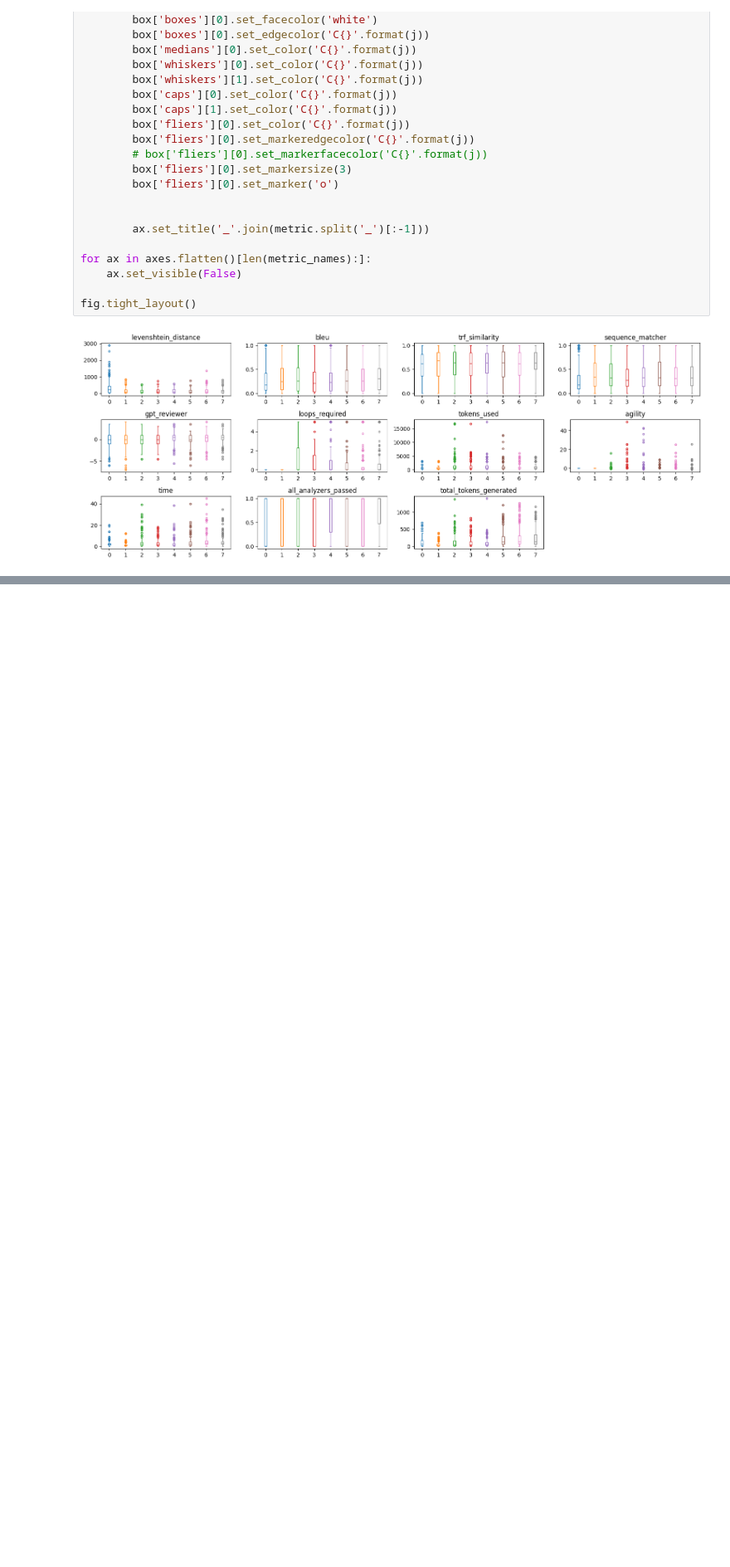
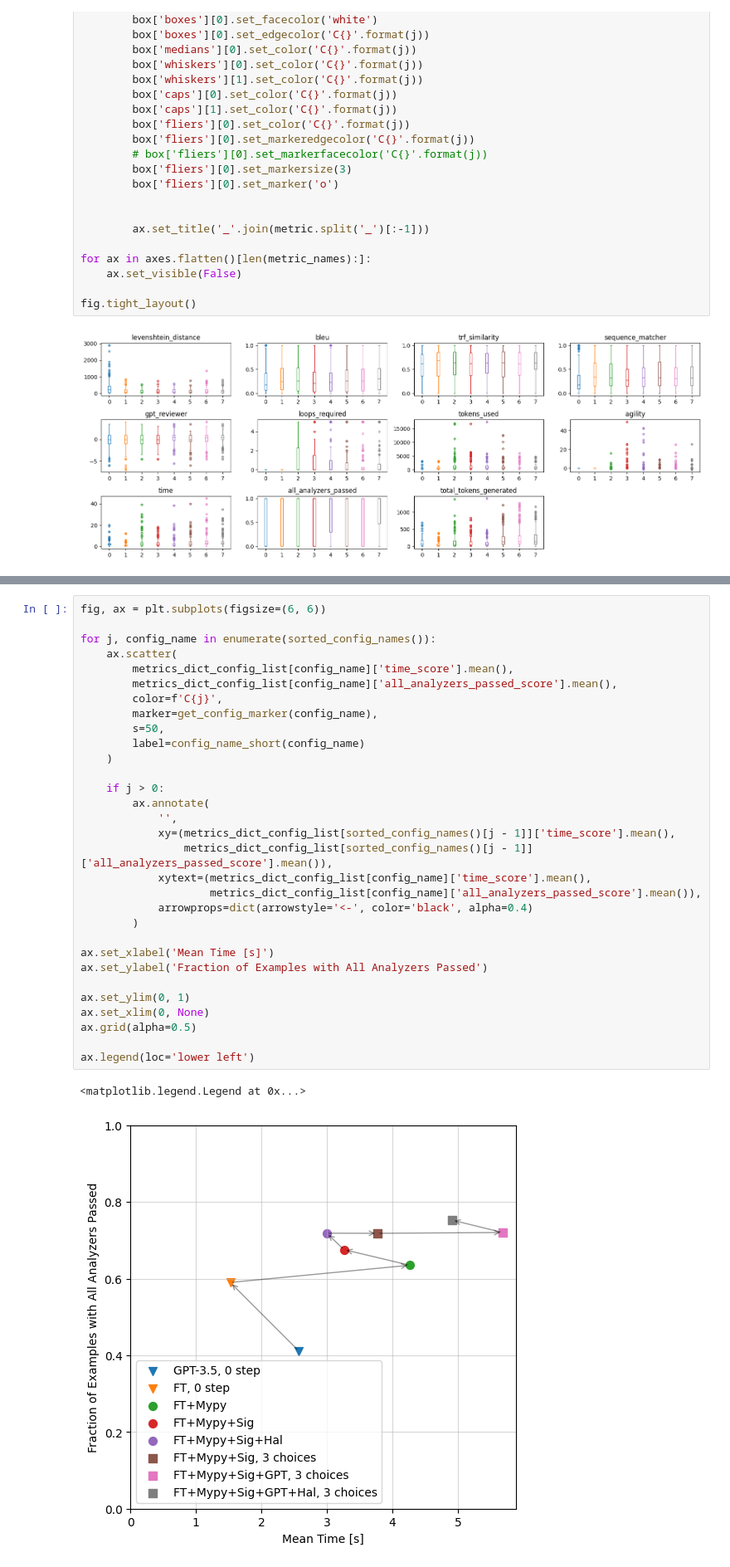
Before and after one commit to pvs-hd-tea/23ws-LLMcoder, a Jupyter notebook: experimental/evaluation.ipynb, the cells around one changed output, grey strips where cells are left out. Shown at 83% size. Drawn from its saved outputs; the diff is of its cells as text; blank space fills up the shorter version.

```diff
--- a/experimental/evaluation.ipynb
+++ b/experimental/evaluation.ipynb
@@ -336,0 +384,34 @@ fig.subplots_adjust(top=0.85)
+# %%
+fig, ax = plt.subplots(figsize=(6, 6))
+
+for j, config_name in enumerate(sorted_config_names()):
+    ax.scatter(
+        metrics_dict_config_list[config_name]['time_score'].mean(),
+        metrics_dict_config_list[config_name]['all_analyzers_passed_score'].mean(),
+        color=f'C{j}',
+        marker=get_config_marker(config_name),
+        s=50,
+        label=config_name_short(config_name)
+    )
+
+    if j > 0:
+        ax.annotate(
+            '',
+            xy=(metrics_dict_config_list[sorted_config_names()[j - 1]]['time_score'].mean(),
+                metrics_dict_config_list[sorted_config_names()[j - 1]]['all_analyzers_passed_score'].mean()),
+            xytext=(metrics_dict_config_list[config_name]['time_score'].mean(),
+                    metrics_dict_config_list[config_name]['all_analyzers_passed_score'].mean()),
+            arrowprops=dict(arrowstyle='<-', color='black', alpha=0.4)
+        )
+
+ax.set_xlabel('Mean Time [s]')
+ax.set_ylabel('Fraction of Examples with All Analyzers Passed')
+
+ax.set_ylim(0, 1)
+ax.set_xlim(0, None)
+ax.grid(alpha=0.5)
+
+ax.legend(loc='lower left')
+# %% [output]
+<matplotlib.legend.Legend at 0x...>
+[figure, added]
```
Also changed, not shown: parts of 5 cells of this notebook.
